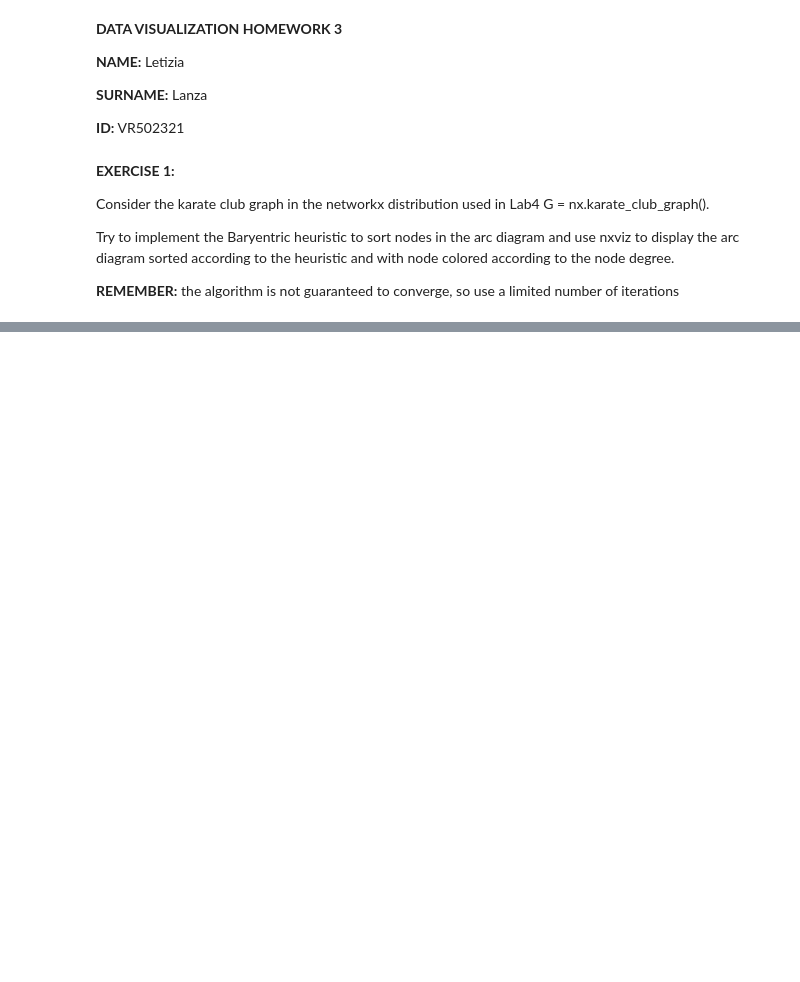
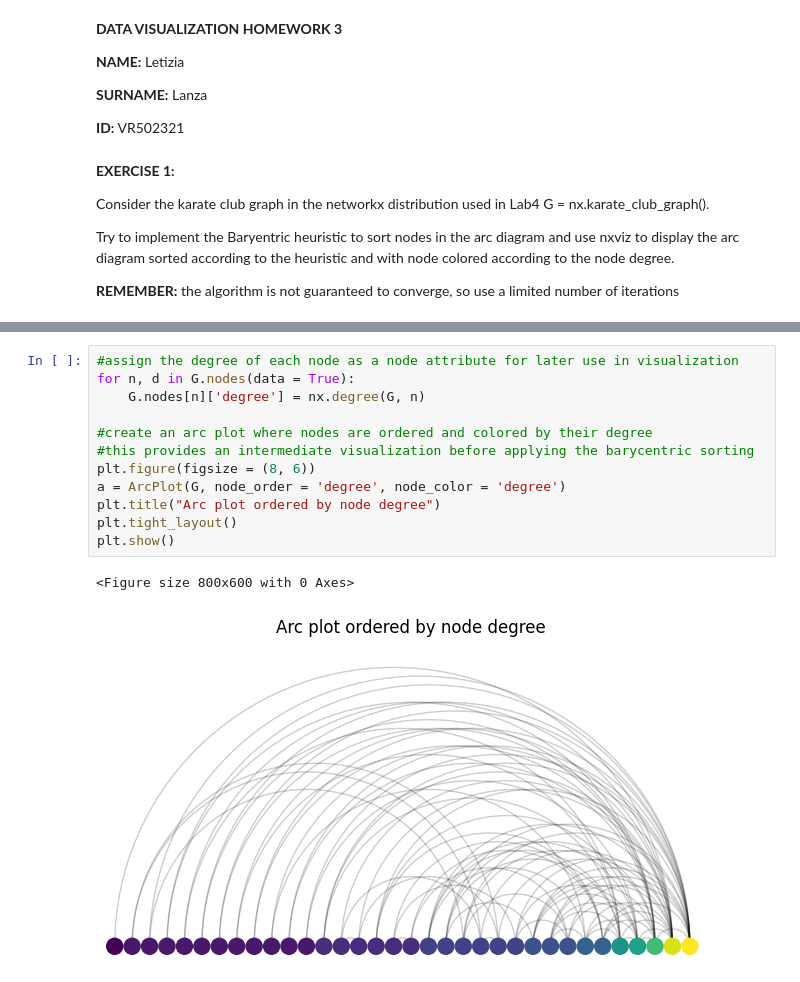
Before and after one commit to letizialanza01/Data_Vis_H3, a Jupyter notebook: DV_H3.ipynb, the cells around one changed output, grey strips where cells are left out. Drawn from its saved outputs; the diff is of its cells as text; blank space fills up the shorter version.

```diff
--- a/DV_H3.ipynb
+++ b/DV_H3.ipynb
@@ -25,0 +57,15 @@ ModuleNotFoundError: No module named 'networkx'
+# %%
+#assign the degree of each node as a node attribute for later use in visualization
+for n, d in G.nodes(data = True):
+    G.nodes[n]['degree'] = nx.degree(G, n)
+
+#create an arc plot where nodes are ordered and colored by their degree
+#this provides an intermediate visualization before applying the barycentric sorting
+plt.figure(figsize = (8, 6))
+a = ArcPlot(G, node_order = 'degree', node_color = 'degree')
+plt.title("Arc plot ordered by node degree")
+plt.tight_layout()
+plt.show()
+# %% [output]
+<Figure size 800x600 with 0 Axes>
+[figure, added]
```
Also changed, not shown: parts of 27 cells of this notebook.
